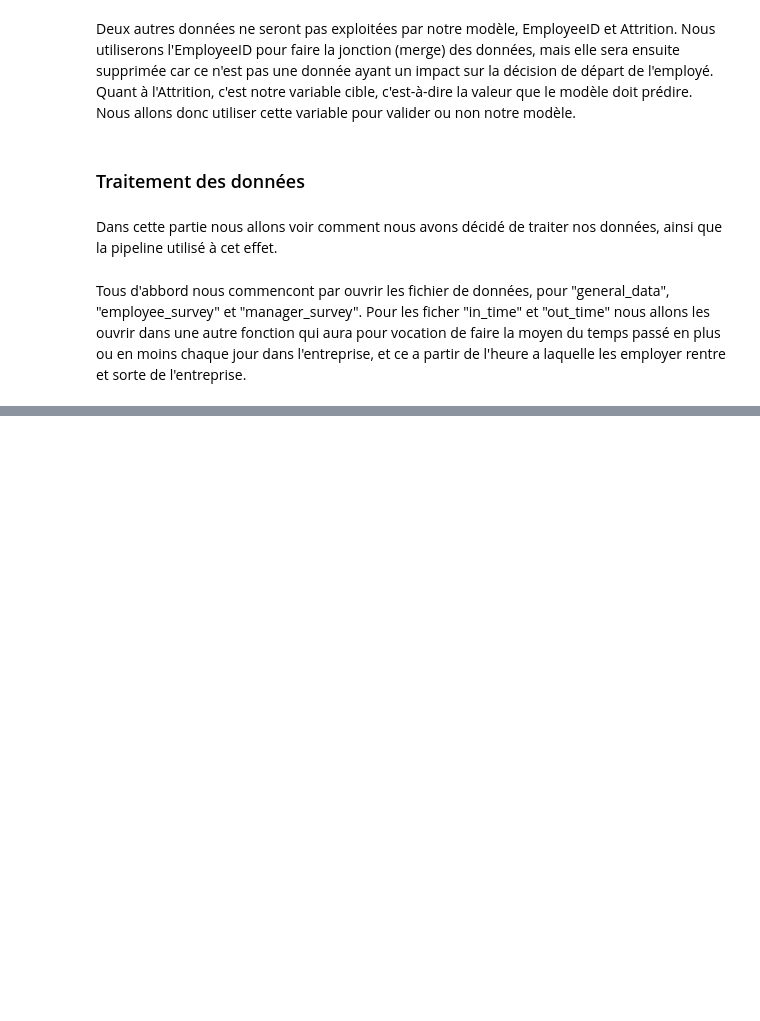
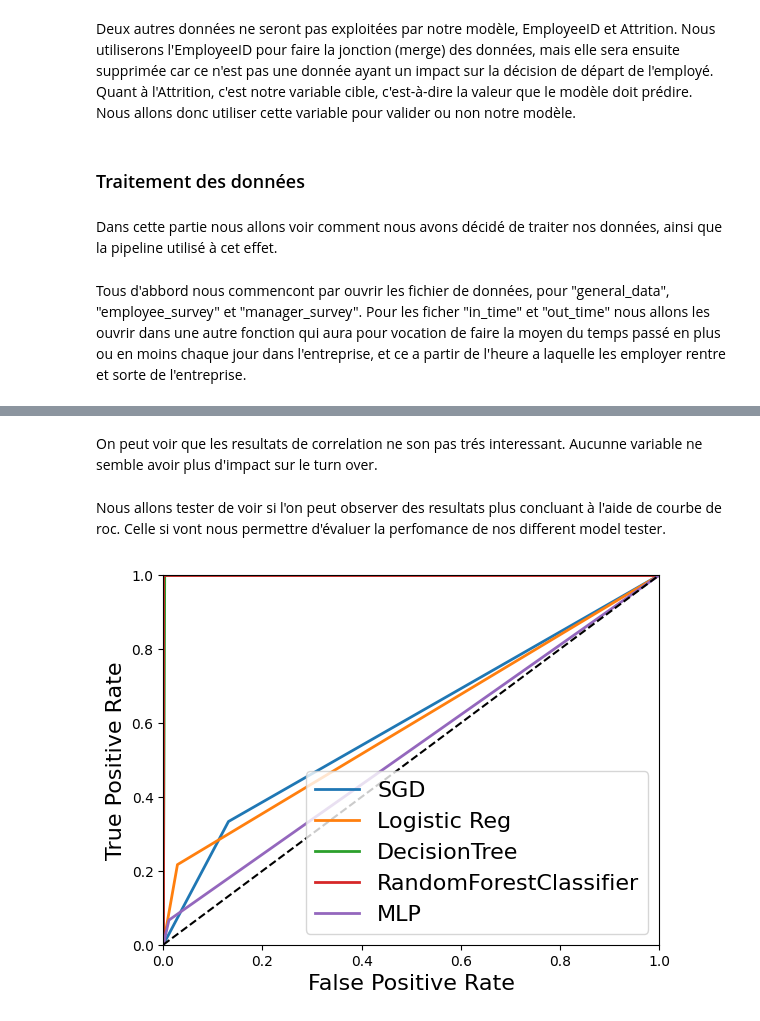
Before and after one commit to atarte/artificial_intelligence, a Jupyter notebook: Presentation.ipynb, the cells around one changed output, grey strips where cells are left out. Saved outputs shown, nothing was run; the diff lists cells and outputs as text; code cells hidden in the pictures; blank space fills up the shorter version.

```diff
--- a/Presentation.ipynb
+++ b/Presentation.ipynb
@@ -318,0 +679,28 @@ Une fois toute ces étapes effectuer, les donnée sont prétes a être tester pa
+# %% [markdown]
+On peut voir que les resultats de correlation ne son pas trés interessant. Aucunne variable ne semble avoir plus d'impact sur le turn over.
+# %% [markdown]
+Nous allons tester de voir si l'on peut observer des resultats plus concluant à l'aide de courbe de roc. Celle si vont nous permettre d'évaluer la perfomance de nos different model tester.
+# %%
+import model as mdl
+import matplotlib.pyplot as plt
+
+models_name = ['SGD', 'Logistic Reg', 'DecisionTree', 'RandomForestClassifier', 'MLP']
+models_list = [SGDClassifier(max_iter=5), LogisticRegression(), DecisionTreeClassifier(), RandomForestClassifier(n_estimators=10), MLPClassifier(max_iter=5)]
+
+roc_array = []
+
+for i in range(len(models_list)):
+    roc_data = mdl.Test_model(models_list[i], treated_data, target_value)
+
+    roc_array.append(roc_data)
+
+len_roc = len(roc_array)
+
+for i in range(len_roc-1):
+    plt.plot(roc_array[i][0], roc_array[i][1], linewidth=2, label=models_name[i])
+
+mdl.plot_roc_curve(roc_array[len_roc-1][0], roc_array[len_roc-1][1], models_name[len_roc-1])
+plt.legend(loc="lower right", fontsize=16)
+plt.show()
+# %% [output]
+[figure, added]
```
Also changed, not shown: parts of 81 cells of this notebook, 2 other files.
